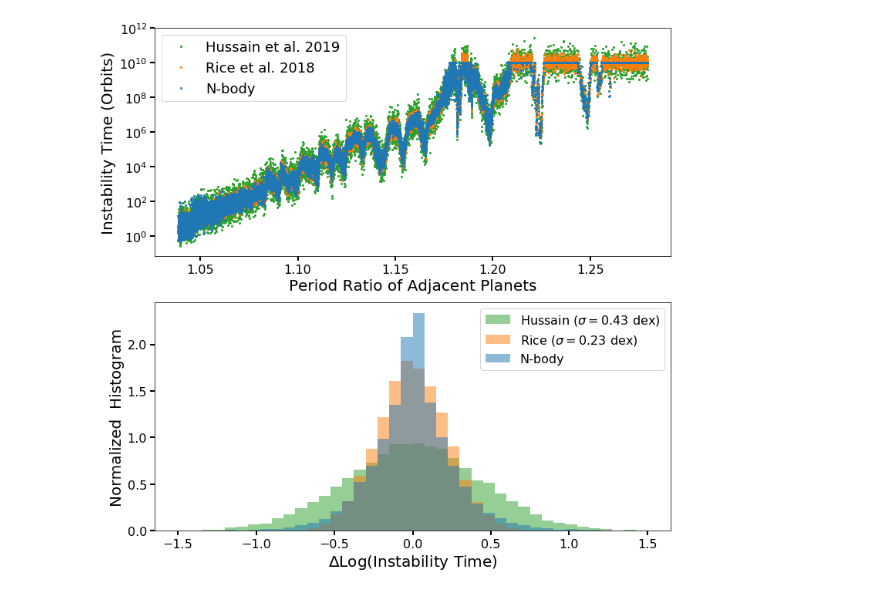
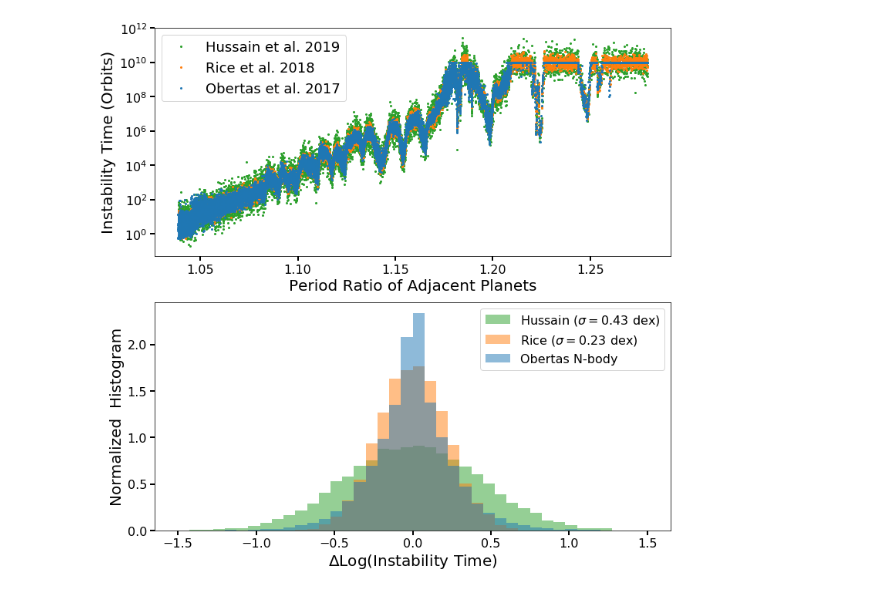
Before and after one commit to Naireen/StabilitySetImage, a Jupyter notebook: Analysis/Figure5_ObertasComparison.ipynb, the cells around one changed output. Cells and saved outputs as stored; diff of their text form; code cells hidden in the pictures.

Commit message:
updated legend in figure 5

```diff
--- a/Analysis/Figure5_ObertasComparison.ipynb
+++ b/Analysis/Figure5_ObertasComparison.ipynb
@@ -23,28 +23,28 @@ nbody = nbody[:16000] # so we only take periods out to ~1.21 and avoid the zeros
 # %%
 fig, axarr = plt.subplots(nrows=2, ncols=1, figsize=(12,12))
 cmap = plt.get_cmap("tab10")
 
 alpha=1
 ax = axarr[0]
 ax.plot(p_adj, np.power(10, np.log10(t_exit_rolling)+timesHussain), '.', c=cmap(2), label = 'Hussain et al. 2019', markersize=4, alpha=alpha)
 ax.plot(p_adj, np.power(10, np.log10(t_exit_rolling)+timesRice), '.', c=cmap(1), label = 'Rice et al. 2018', markersize=4, alpha=alpha)
-ax.plot(p_adj, t_exit, '.', label = 'N-body', c=cmap(0),markersize=4, alpha=alpha)
+ax.plot(p_adj, t_exit, '.', label = 'Obertas et al. 2017', c=cmap(0),markersize=4, alpha=alpha)
 
 ax.set_yscale('log')
 
 ax.set_xlabel("Period Ratio of Adjacent Planets")
 ax.set_ylabel("Instability Time (Orbits)")
 
 ax.legend(fontsize=18)
 
 ax1 = axarr[1]
 bins = np.linspace(-1.5,1.5,41)
 ax1.hist(timesHussain, density = 1, fc=cmap(2), alpha = 0.5, bins = bins, label=r'Hussain ($\sigma = 0.43$ dex)')
 ax1.hist(timesRice, density = 1, fc=cmap(1), alpha = 0.5, bins = bins, label='Rice ($\sigma = 0.23$ dex)')
-ax1.hist(nbody, density = 1, fc=cmap(0), alpha = 0.5, bins = bins, label='N-body')
+ax1.hist(nbody, density = 1, fc=cmap(0), alpha = 0.5, bins = bins, label='Obertas N-body')
 ax1.legend()
 ax1.set_xlabel('$\Delta$Log(Instability Time)')
 ax1.set_ylabel('Normalized  Histogram')
 fig.savefig('fig5.pdf', bbox_inches='tight', rasterize=True)
 # %% [output]
-[figure, old version]
+[figure, new version]
```
